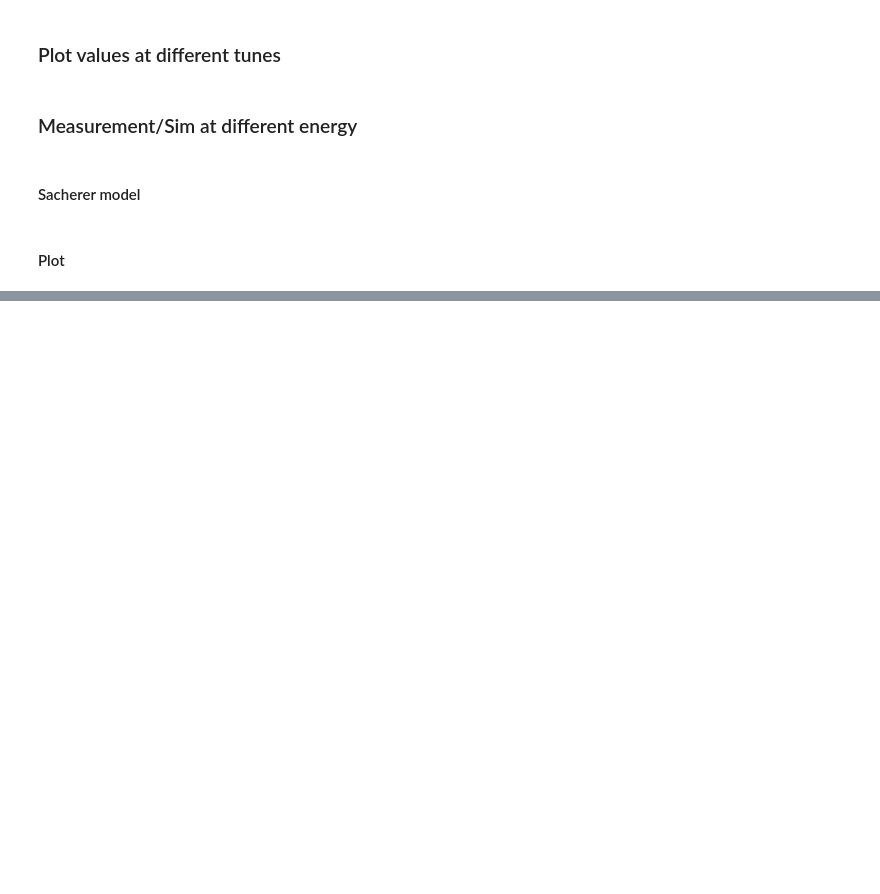
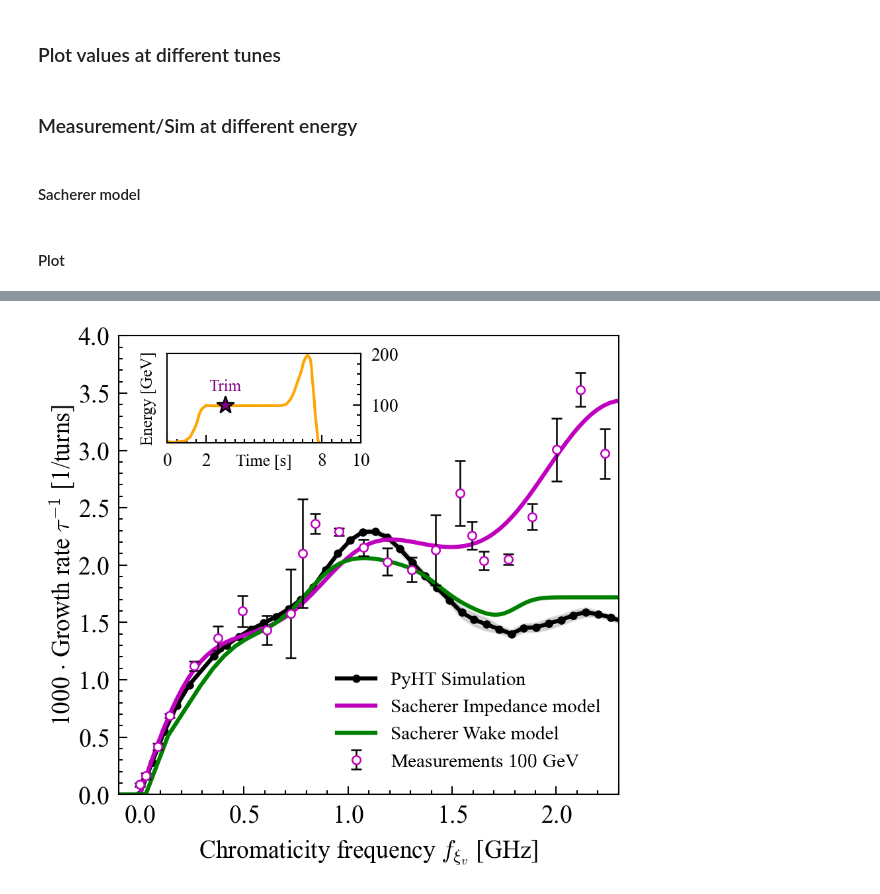
Before and after one commit to elenafuengar/SPS-impedance-studies, a Jupyter notebook: SPS-Headtail-Growth-Rates/2024/plots/plots_for_IPAC25.ipynb, the cells around one changed output, grey strips where cells are left out. Cells and saved outputs as stored; diff of their text form; code cells hidden in the pictures; blank space fills up the shorter version.

```diff
--- a/SPS-Headtail-Growth-Rates/2024/plots/plots_for_IPAC25.ipynb
+++ b/SPS-Headtail-Growth-Rates/2024/plots/plots_for_IPAC25.ipynb
@@ -548,0 +672,64 @@ fig.savefig('SPS-Headtail-Growth-Rates/2024/plots/figure2_100GeV_Sacherer.pdf')
+# %%
+figsize = (3.25, 3.)
+fig, ax = plt.subplots(figsize=figsize, dpi=300)
+ax.set_prop_cycle("color", plt.cm.rainbow_r(np.linspace(0,1,5)))
+
+ax.set_xlabel(r"Chromaticity frequency $f_{\xi_v}$ [GHz]")
+ax.set_ylabel(r'1000 $\cdot$ Growth rate $\tau^{-1}$ [1/turns]', labelpad=0.5)
+ax.set_xlim(-0.1, 2.3)
+ax.set_ylim(0, 4.)
+ax.tick_params(axis='both', top=False, right=False)
+ax.tick_params(axis='both', which='minor', top=False, right=False)
+
+factor = -0.58 #qpv to f GHz
+
+#pyheadtail data: slope error QPH QPV
+dfHT = pd.read_csv('SPS-Headtail-Growth-Rates/2024/csvs/100GeV_long.csv', sep=' ').sort_values(by='qpv')
+x0 = dfHT['qpv']
+y_total = dfHT['slope']*1e3
+errors = dfHT['error']*1e3*10
+
+l0 = ax.plot(x0*factor, y_total, c='k', ls='-', lw=1.5, marker='o', ms=2)
+fb = ax.fill_between(x0*factor, y_total-errors, y_total+errors, color='grey', alpha=0.25)
+
+#l1 = ax.plot(-np.power(-Qp_arr, 0.6)*2+0.3, y_sacherer/y_sacherer.max()*y_total.max(), c='b', ls='-', lw=1.5, ms=2.5)
+l1 = ax.plot(Qp_arr*factor, y_sacherer/y_sacherer.max()*y_total.max()*1.5, c='m', ls='-', lw=1.5,)
+l2 = ax.plot((-np.power(-Qp_arr2, 0.5)*2+0.4)*factor, y_fft/y_fft.max()*y_total.max()*0.9, c='g', ls='-', lw=1.5,)
+
+#measurement data
+df = pd.read_csv('SPS-Headtail-Growth-Rates/2024/csvs/q26_02082024_d1000_V_3e10.csv', sep=' ').sort_values(by='qpv')
+qpvs=np.unique(df['qpv'])
+for qpv in qpvs:
+    mean = df.loc[df['qpv'] == qpv, 'slope'].mean()*1e3
+    error = (df.loc[df['qpv'] == qpv, 'slope']*1e3).std(ddof=0)
+    markers, caps, bars = ax.errorbar((qpv-0.25)*factor, mean, yerr=error, c='m', mfc='w', fmt = 'o',  ms=3., ecolor='k', elinewidth=0.6, markeredgewidth=0.6, capsize=2)
+m3 = ax.errorbar((qpv-0.25)*factor, mean, yerr=error, c='m', mfc='w', fmt = 'o', ecolor='k',  ms=3., elinewidth=0.6, markeredgewidth=0.6, capsize=2, label='meas. 03/07/23')
+
+# Inset axis with energy
+# [left, bottom, width, height] in figure fraction (0–1)
+energy = np.loadtxt('SPS-Headtail-Growth-Rates/2024/csvs/energy100GeV.csv', skiprows=1, delimiter=',')
+inset_ax = fig.add_axes([0.2, 0.7, 0.3, 0.15])
+inset_ax.plot(energy[:, 0]*8, energy[:, 1]*(200-26)+26, color='orange')
+inset_ax.errorbar(3, 100, color='purple', fmt = '*',  ms=6.5, mec='k', elinewidth=0.6, markeredgewidth=0.6, capsize=2)
+inset_ax.text(2.15, 135, 'Trim', color='purple', fontsize=6., va='center' )
+inset_ax.set_xlabel("Time [s]", fontsize=6., labelpad=0.5)
+inset_ax.set_ylabel("Energy [GeV]", fontsize=6.)
+inset_ax.xaxis.set_label_coords(0.5, -0.12)
+inset_ax.set_xticks([0, 2, 8, 10])
+inset_ax.set_ylim(26, 200)
+inset_ax.set_xlim(0, 10)
+inset_ax.tick_params(labelsize=6.5)
+inset_ax.yaxis.tick_right()
+inset_ax.tick_params(axis='both', top=False,)
+inset_ax.tick_params(axis='both', which='minor', top=False,)
+#inset_ax.minorticks_off()
+
+# Legend
+ax.legend(handles=[l0[0], l1[0], l2[0], m3],
+           labels=['PyHT Simulation', 'Sacherer Impedance model', 'Sacherer Wake model', r'Measurements $100~$GeV'],
+           fontsize=7, ncol=1, bbox_to_anchor=(0.7, 0.16), loc='center',
+           )
+
+fig.savefig('SPS-Headtail-Growth-Rates/2024/plots/figure2_100GeV_Sacherer.pdf')
+# %% [output]
+[figure, added]
```
Also changed, not shown: parts of 4 cells of this notebook, 4 other files.
